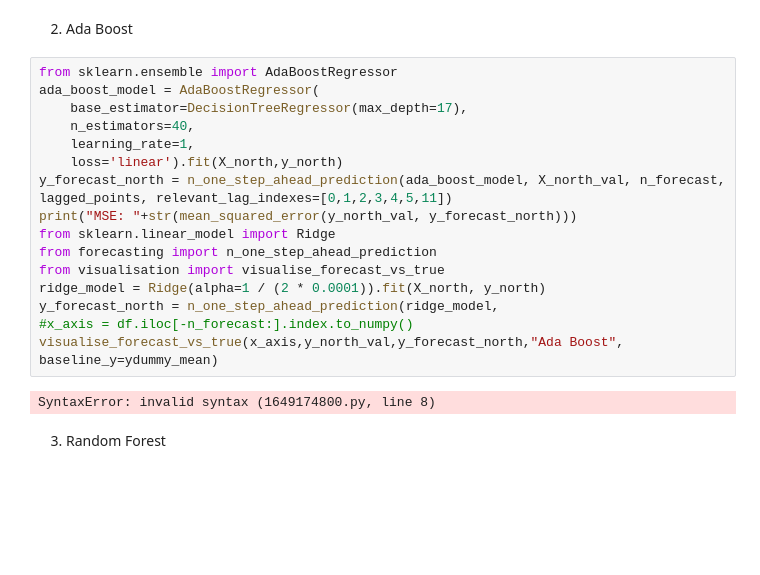
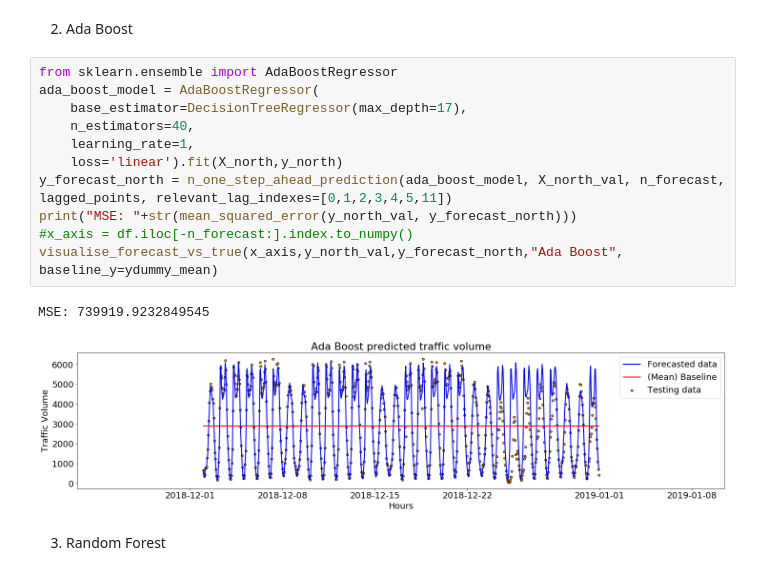
Before and after one commit to tmulligan98/Machine-Learning-Main-Project, a Jupyter notebook: scripts/notebook.ipynb, the cells around one changed output. Drawn from its saved outputs; the diff is of its cells as text; blank space fills up the shorter version.

```diff
--- a/scripts/notebook.ipynb
+++ b/scripts/notebook.ipynb
@@ -526,21 +536,17 @@ MSE: 2600410.109503158
 # %%
 from sklearn.ensemble import AdaBoostRegressor
 ada_boost_model = AdaBoostRegressor(
     base_estimator=DecisionTreeRegressor(max_depth=17),
     n_estimators=40,
     learning_rate=1,
     loss='linear').fit(X_north,y_north)
 y_forecast_north = n_one_step_ahead_prediction(ada_boost_model, X_north_val, n_forecast, lagged_points, relevant_lag_indexes=[0,1,2,3,4,5,11])
 print("MSE: "+str(mean_squared_error(y_north_val, y_forecast_north)))
-from sklearn.linear_model import Ridge
-from forecasting import n_one_step_ahead_prediction
-from visualisation import visualise_forecast_vs_true
-ridge_model = Ridge(alpha=1 / (2 * 0.0001)).fit(X_north, y_north)
-y_forecast_north = n_one_step_ahead_prediction(ridge_model,
 #x_axis = df.iloc[-n_forecast:].index.to_numpy()
 visualise_forecast_vs_true(x_axis,y_north_val,y_forecast_north,"Ada Boost", baseline_y=ydummy_mean)
 # %% [output]
-SyntaxError: invalid syntax (1649174800.py, line 8)
+MSE: 739919.9232849545
+[figure, added]
 # %% [markdown]
 3. Random Forest
 # %%
```
Also changed, not shown: parts of 4 cells of this notebook.
